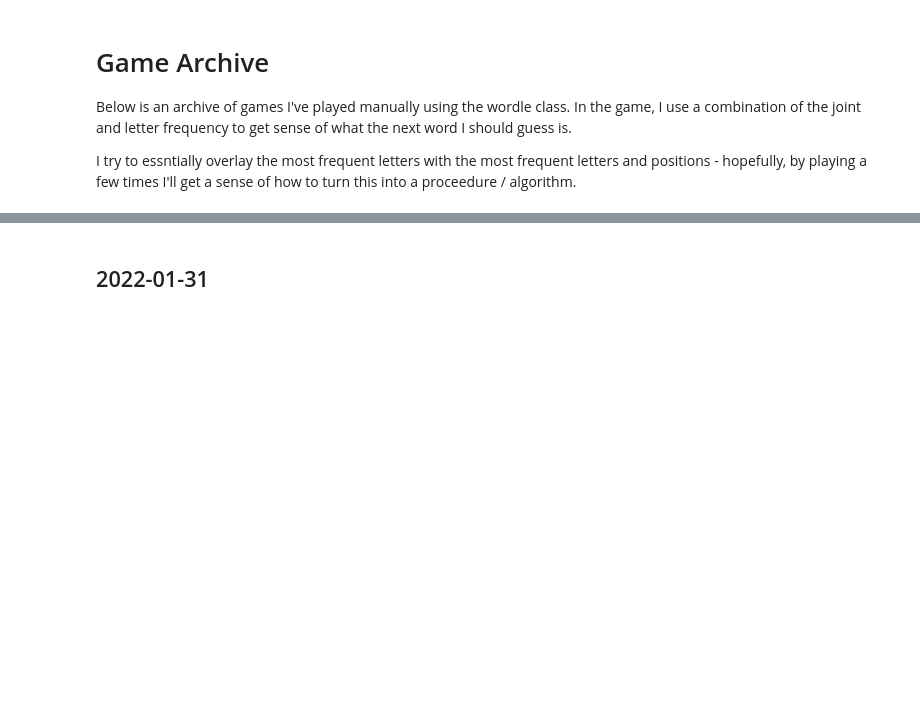
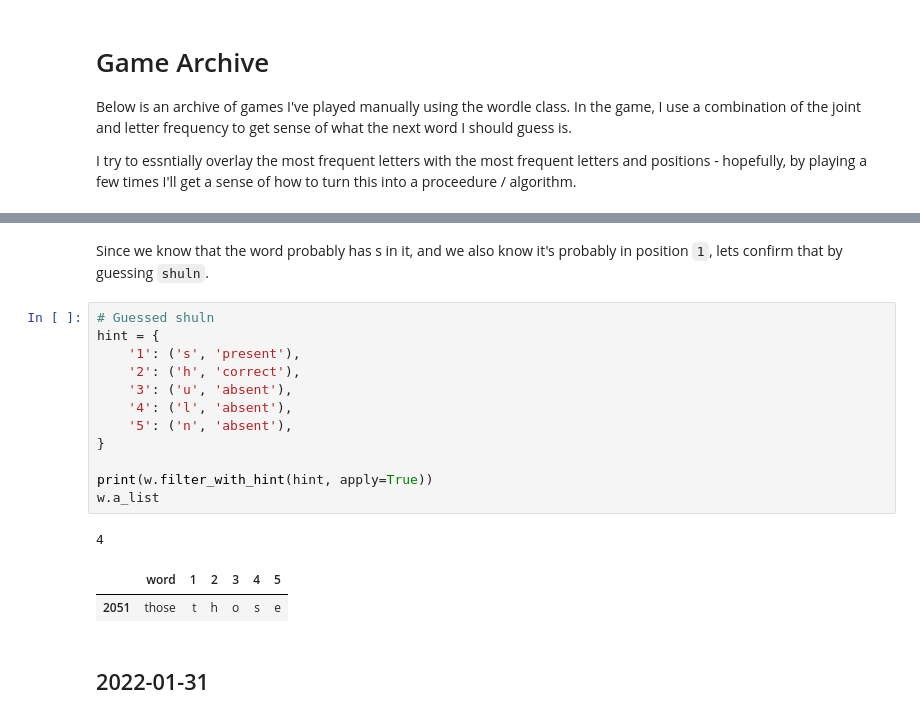
Before and after one commit to Jollyhrothgar/wordle, a Jupyter notebook: Wordle_Solver_V3.ipynb, the cells around one changed output, grey strips where cells are left out. Cells and saved outputs as stored; diff of their text form; blank space fills up the shorter version.

```diff
--- a/Wordle_Solver_V3.ipynb
+++ b/Wordle_Solver_V3.ipynb
@@ -351,3 +490,21 @@ I try to essntially overlay the most frequent letters with the most frequent let
+# %% [markdown]
+Since we know that the word probably has s in it, and we also know it's probably in position `1`, lets confirm that by guessing `shuln`.
+# %%
+# Guessed shuln
+hint = {
+    '1': ('s', 'present'),
+    '2': ('h', 'correct'),
+    '3': ('u', 'absent'),
+    '4': ('l', 'absent'),
+    '5': ('n', 'absent'),
+}
+
+print(w.filter_with_hint(hint, apply=True))
+w.a_list
+# %% [output]
+4
+|  | word | 1 | 2 | 3 | 4 | 5 |
+| 2051 | those | t | h | o | s | e |
 # %% [markdown]
 ## 2022-01-31
 # %%
```
Also changed, not shown: parts of 13 cells of this notebook.
